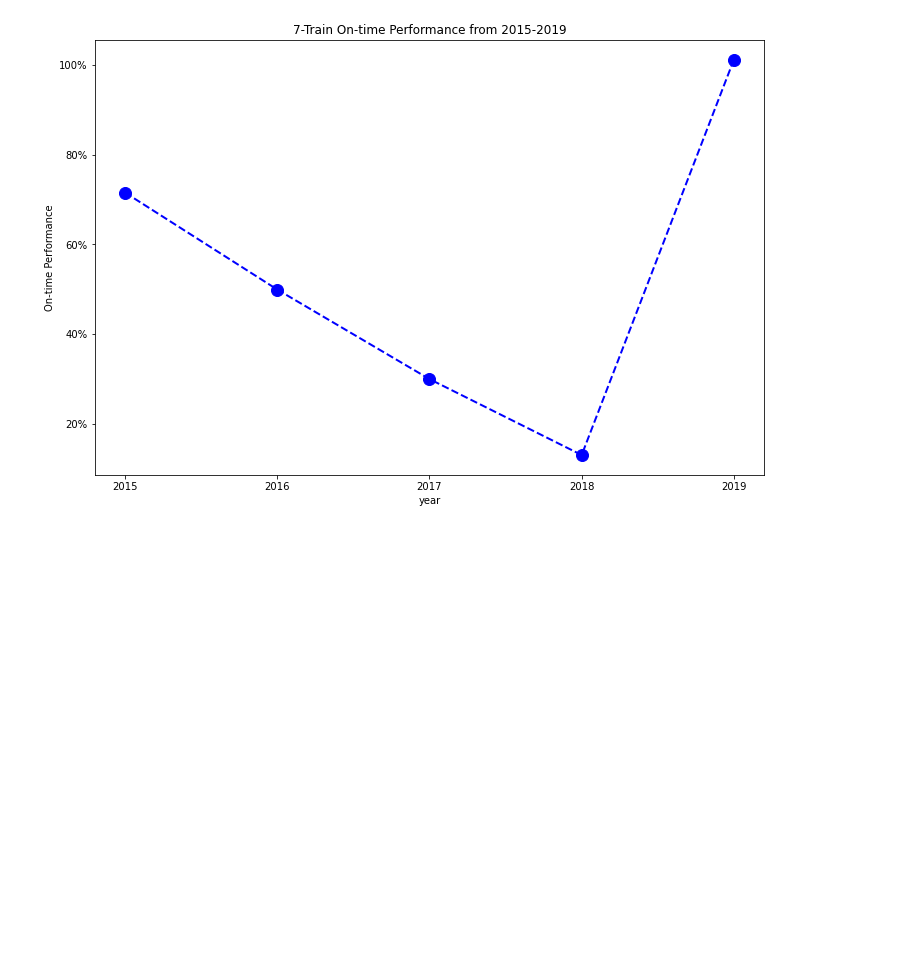
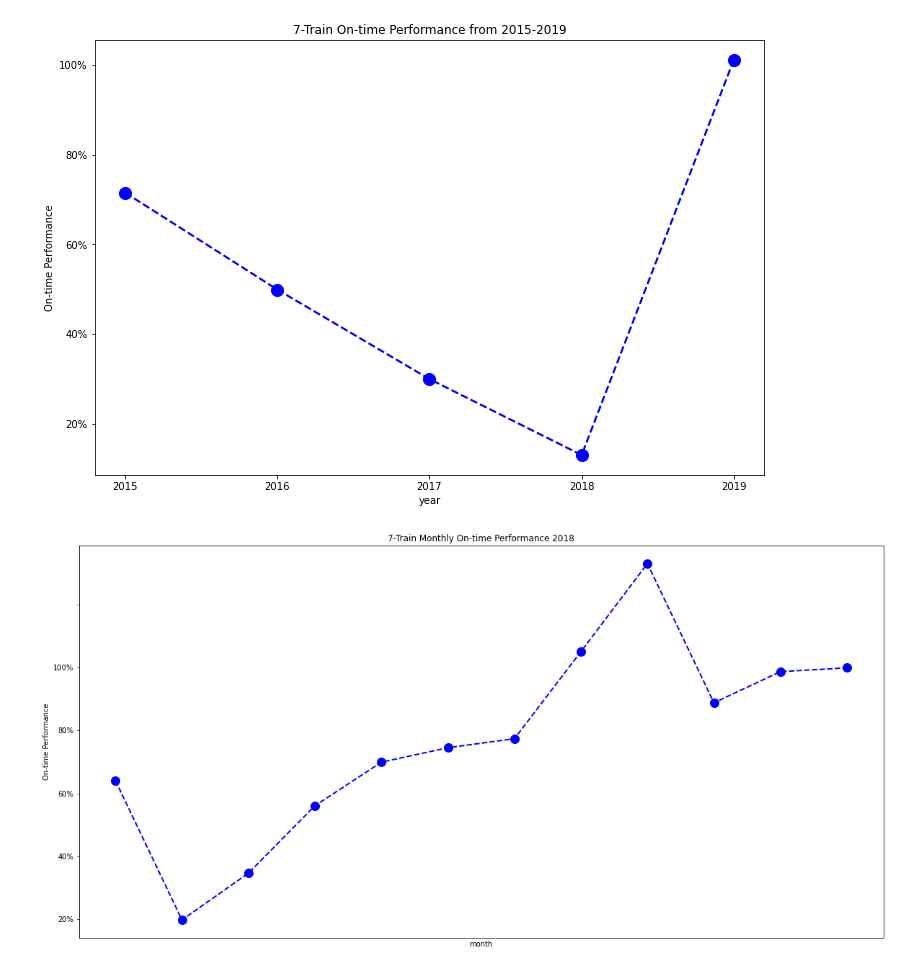
Before and after one commit to ByteFource/data-dashboard, a Jupyter notebook: jupyter-notebook/7train-analysis.ipynb, the cells around one changed output. Saved outputs shown, nothing was run; the diff lists cells and outputs as text; code cells hidden in the pictures; blank space fills up the shorter version.

Commit message:
"Updated 7 line analysis"

```diff
--- a/jupyter-notebook/7train-analysis.ipynb
+++ b/jupyter-notebook/7train-analysis.ipynb
@@ -113,6 +113,20 @@ df.groupby(['year'])['terminal_on_time_performance'].mean().plot(kind='line', co
 plt.show()
 # %% [output]
 [figure]
+# %%
+# df = df[df['year'] == '2018']
+period = df[df['year'] == '2018']
+
+plt.figure(figsize=(20, 10))
+plt.gca().set_yticklabels(['{:.0f}%'.format(x*100) for x in plt.gca().get_yticks()])
+plt.xlabel('Month')
+plt.ylabel('On-time Performance')
+plt.title('7-Train Monthly On-time Performance 2018')
+plt.xticks(period['month'])
+df.groupby(['month'])['terminal_on_time_performance'].mean().plot(kind='line', color='blue', marker='o', linestyle='dashed', linewidth=2, markersize=12)
+plt.show()
+# %% [output]
+[figure, added]
 # %%
 plt.figure(figsize=(12, 8))
 plt.title('7 train Heatmap for On-Time Performance across different months from 2015-2019')
```
Also changed, not shown: parts of 1 cell of this notebook, 1 other file.
